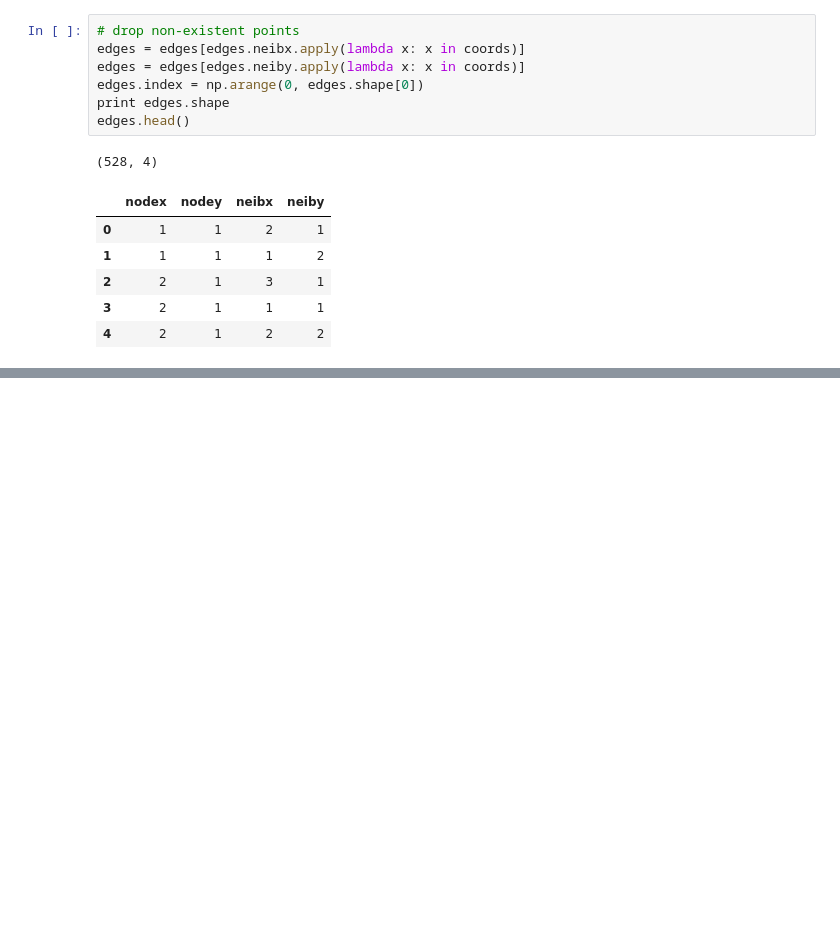
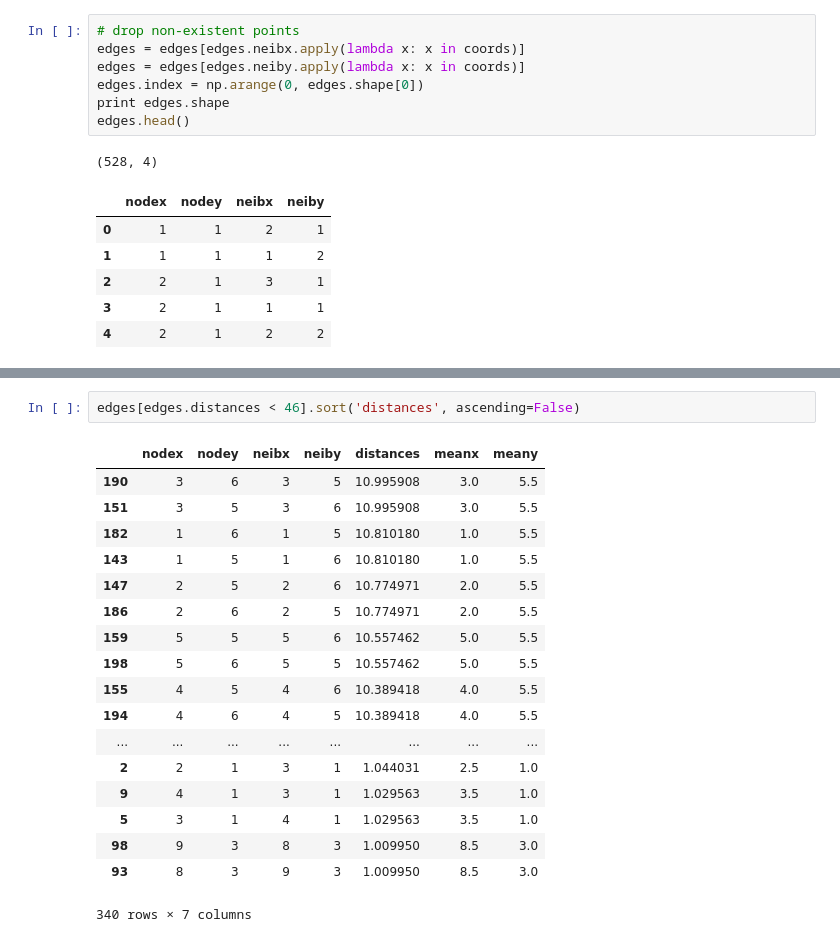
Before and after one commit to crupley/proj, a Jupyter notebook: explore/hood/graph similarity explore.ipynb, the cells around one changed output, grey strips where cells are left out. Saved outputs shown, nothing was run; the diff lists cells and outputs as text; blank space fills up the shorter version.

```diff
--- a/explore/hood/graph similarity explore.ipynb
+++ b/explore/hood/graph similarity explore.ipynb
@@ -224,0 +382,21 @@ edges[edges.distances != 0]
+# %%
+edges[edges.distances < 46].sort('distances', ascending=False)
+# %% [output]
+|  | nodex | nodey | neibx | neiby | distances | meanx | meany |
+| 190 | 3 | 6 | 3 | 5 | 10.995908 | 3.0 | 5.5 |
+| 151 | 3 | 5 | 3 | 6 | 10.995908 | 3.0 | 5.5 |
+| 182 | 1 | 6 | 1 | 5 | 10.810180 | 1.0 | 5.5 |
+| 143 | 1 | 5 | 1 | 6 | 10.810180 | 1.0 | 5.5 |
+| 147 | 2 | 5 | 2 | 6 | 10.774971 | 2.0 | 5.5 |
+| 186 | 2 | 6 | 2 | 5 | 10.774971 | 2.0 | 5.5 |
+| 159 | 5 | 5 | 5 | 6 | 10.557462 | 5.0 | 5.5 |
+| 198 | 5 | 6 | 5 | 5 | 10.557462 | 5.0 | 5.5 |
+| 155 | 4 | 5 | 4 | 6 | 10.389418 | 4.0 | 5.5 |
+| 194 | 4 | 6 | 4 | 5 | 10.389418 | 4.0 | 5.5 |
+| ... | ... | ... | ... | ... | ... | ... | ... |
+| 2 | 2 | 1 | 3 | 1 | 1.044031 | 2.5 | 1.0 |
+| 9 | 4 | 1 | 3 | 1 | 1.029563 | 3.5 | 1.0 |
+| 5 | 3 | 1 | 4 | 1 | 1.029563 | 3.5 | 1.0 |
+| 98 | 9 | 3 | 8 | 3 | 1.009950 | 8.5 | 3.0 |
+| 93 | 8 | 3 | 9 | 3 | 1.009950 | 8.5 | 3.0 |
+340 rows × 7 columns
```
Also changed, not shown: parts of 10 cells of this notebook, 1 other file.
